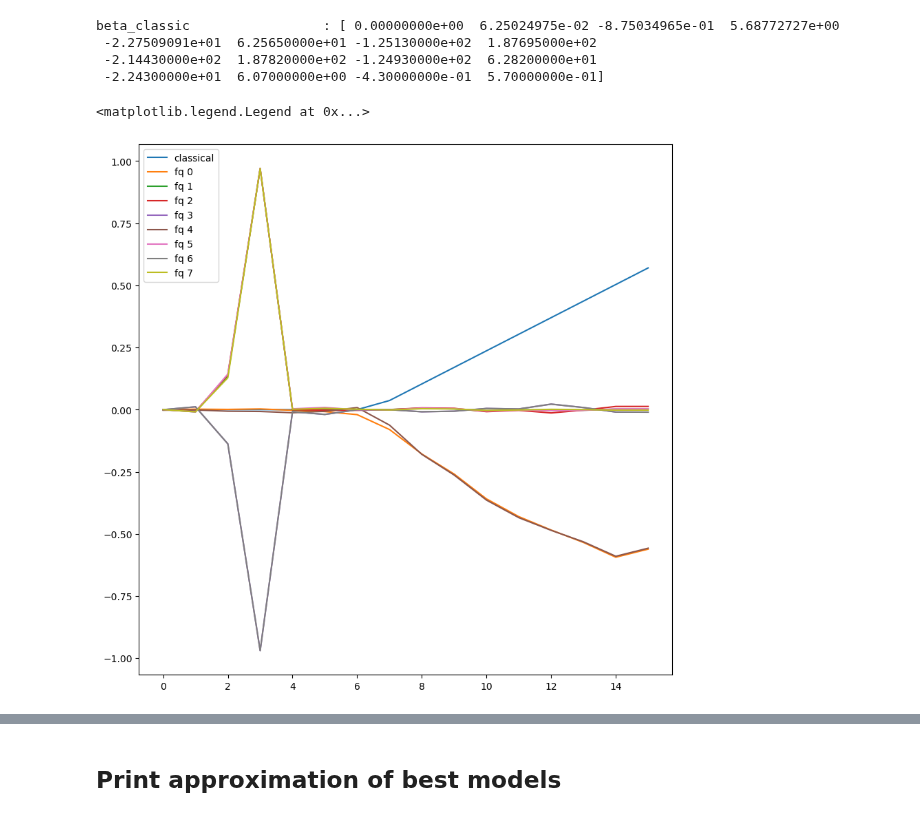
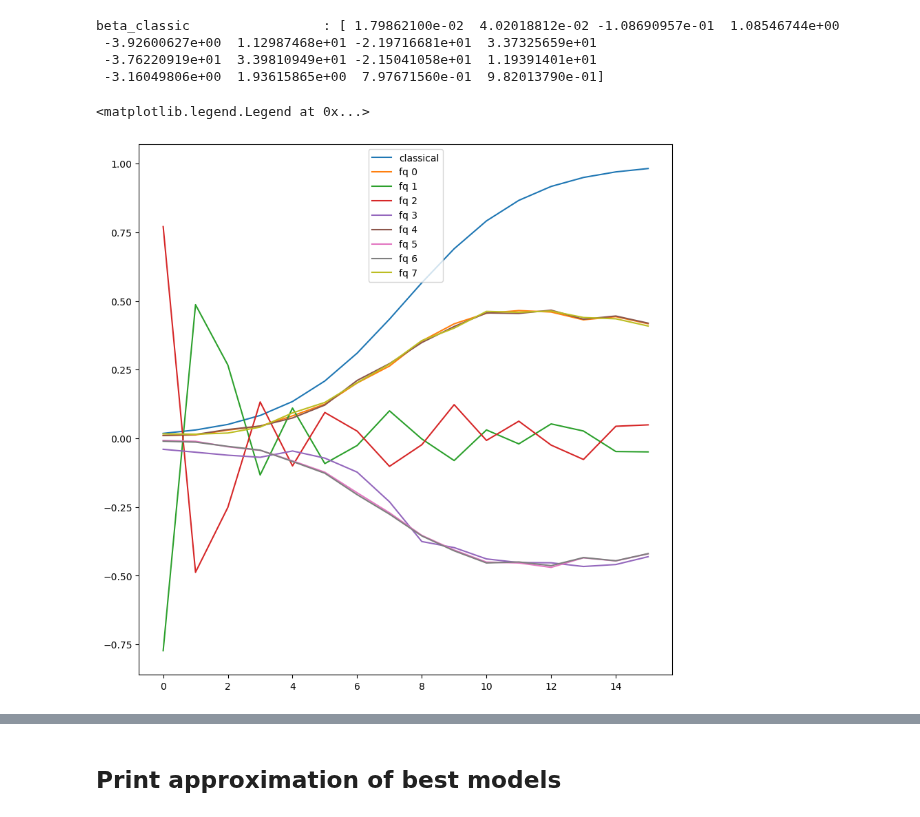
Before and after one commit to inajetovic/Variational-Quantum-Splines, a Jupyter notebook: visualize_results.ipynb, the cells around one changed output, grey strips where cells are left out. Saved outputs shown, nothing was run; the diff lists cells and outputs as text; code cells hidden in the pictures.

```diff
--- a/visualize_results.ipynb
+++ b/visualize_results.ipynb
@@ -6,7 +6,7 @@ import numpy as np
 from vqls import *
 from utils import *
 
-label = 'relu'
+label = 'sigmoid'
 nq = 4
 n_step = 16
 file_path = f"results_{label}_{nq}.json"
@@ -69,31 +69,34 @@ vqls_circuit = VQLS(matrix,v_norm,nq,opt='COBYLA')
 # %%
 c = np.linalg.solve(matrix,vector)
 print('beta_classic                 :',c)
 plt.figure(figsize=(10,10))
 
 y_c=np.dot(matrix,c) #classic
 plt.plot(range(len(y_c)),y_c, label="classical")
 
 for i,item in enumerate(df['in_train_weights']):
   weights = item[argM[i]]
   q = vqls_circuit.solution(weights).real
   y_q=np.dot(matrix,q) #hybrid
                         #Quantum
 
   y_fq=[]
   for el in matrix:
     y_fq.append(vqls_circuit.direct_prod2(weights,el))
 
   #plt.plot(range(len(y_fq)),y_q,label= f"h {i}")
-  plt.plot(range(len(y_fq)),y_fq,label= f"fq {i}")
+  if i == 30:
+    plt.plot(range(len(y_fq)),y_fq,label= f"fq {i}", linewidth = 10)
+  else:
+    plt.plot(range(len(y_fq)),y_fq,label= f"fq {i}")
 plt.legend()
 # %% [output]
-beta_classic                 : [ 0.00000000e+00  6.25024975e-02 -8.75034965e-01  5.68772727e+00
- -2.27509091e+01  6.25650000e+01 -1.25130000e+02  1.87695000e+02
- -2.14430000e+02  1.87820000e+02 -1.24930000e+02  6.28200000e+01
- -2.24300000e+01  6.07000000e+00 -4.30000000e-01  5.70000000e-01]
+beta_classic                 : [ 1.79862100e-02  4.02018812e-02 -1.08690957e-01  1.08546744e+00
+ -3.92600627e+00  1.12987468e+01 -2.19716681e+01  3.37325659e+01
+ -3.76220919e+01  3.39810949e+01 -2.15041058e+01  1.19391401e+01
+ -3.16049806e+00  1.93615865e+00  7.97671560e-01  9.82013790e-01]
 <matplotlib.legend.Legend at 0x...>
-[figure, old version]
+[figure, new version]
 # %%
 best = np.argmin(df['RSS_q'])
 weights = df['in_train_weights'][best][argM[best]]
```
Also changed, not shown: parts of 3 cells of this notebook, 1 other file.
